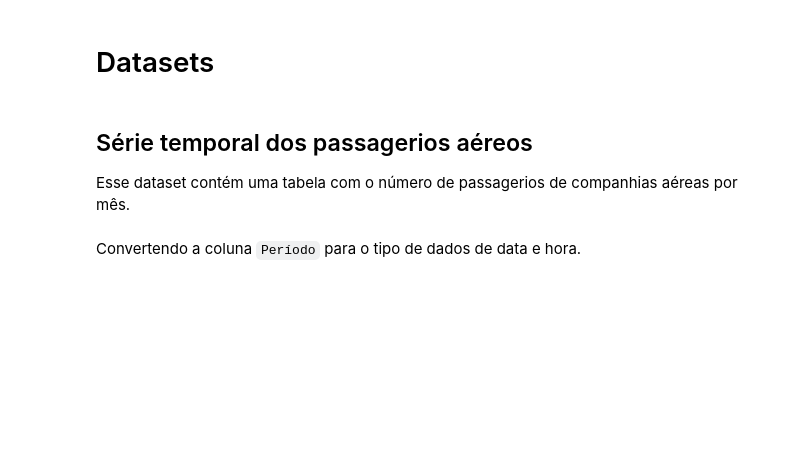
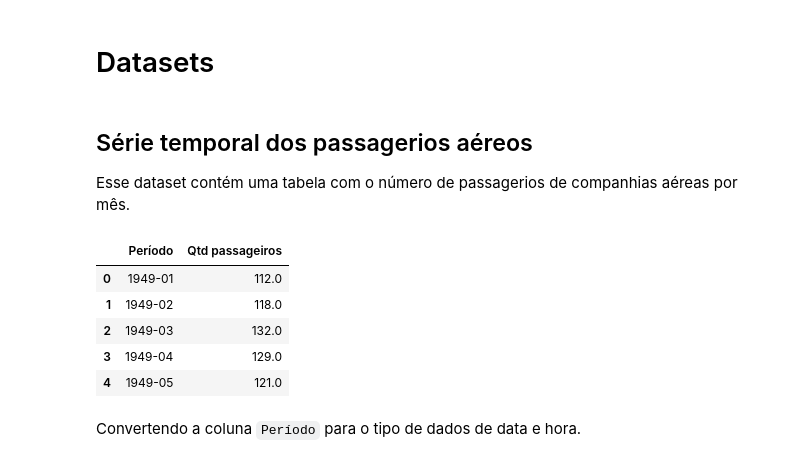
Before and after one commit to alvarodiegomaia/time-series-presentation, a Jupyter notebook: notebooks/00-slide-show.ipynb, the cells around one changed output. Drawn from its saved outputs; the diff is of its cells as text; code cells hidden in the pictures; blank space fills up the shorter version.

```diff
--- a/notebooks/00-slide-show.ipynb
+++ b/notebooks/00-slide-show.ipynb
@@ -423,12 +572,20 @@ def plot_adf(serie, titulo, maxlag=20):
 
 Esse dataset contém uma tabela com o número de passagerios de companhias aéreas por mês.
 # %%
-df_air = pd.read_csv('../data/AirPassengers.csv').rename(
+df_air = pd.DataFrame(datasets.load_airline()).reset_index().rename(
     columns={
         'Period': 'Período',
         'Number of airline passengers': 'Qtd passageiros'
     }
 )
+df_air.head()
+# %% [output]
+|  | Período | Qtd passageiros |
+| 0 | 1949-01 | 112.0 |
+| 1 | 1949-02 | 118.0 |
+| 2 | 1949-03 | 132.0 |
+| 3 | 1949-04 | 129.0 |
+| 4 | 1949-05 | 121.0 |
 # %% [markdown]
 Convertendo a coluna `Período` para o tipo de dados de data e hora.
 # %%
```
Also changed, not shown: parts of 96 cells of this notebook, 2 other files.
